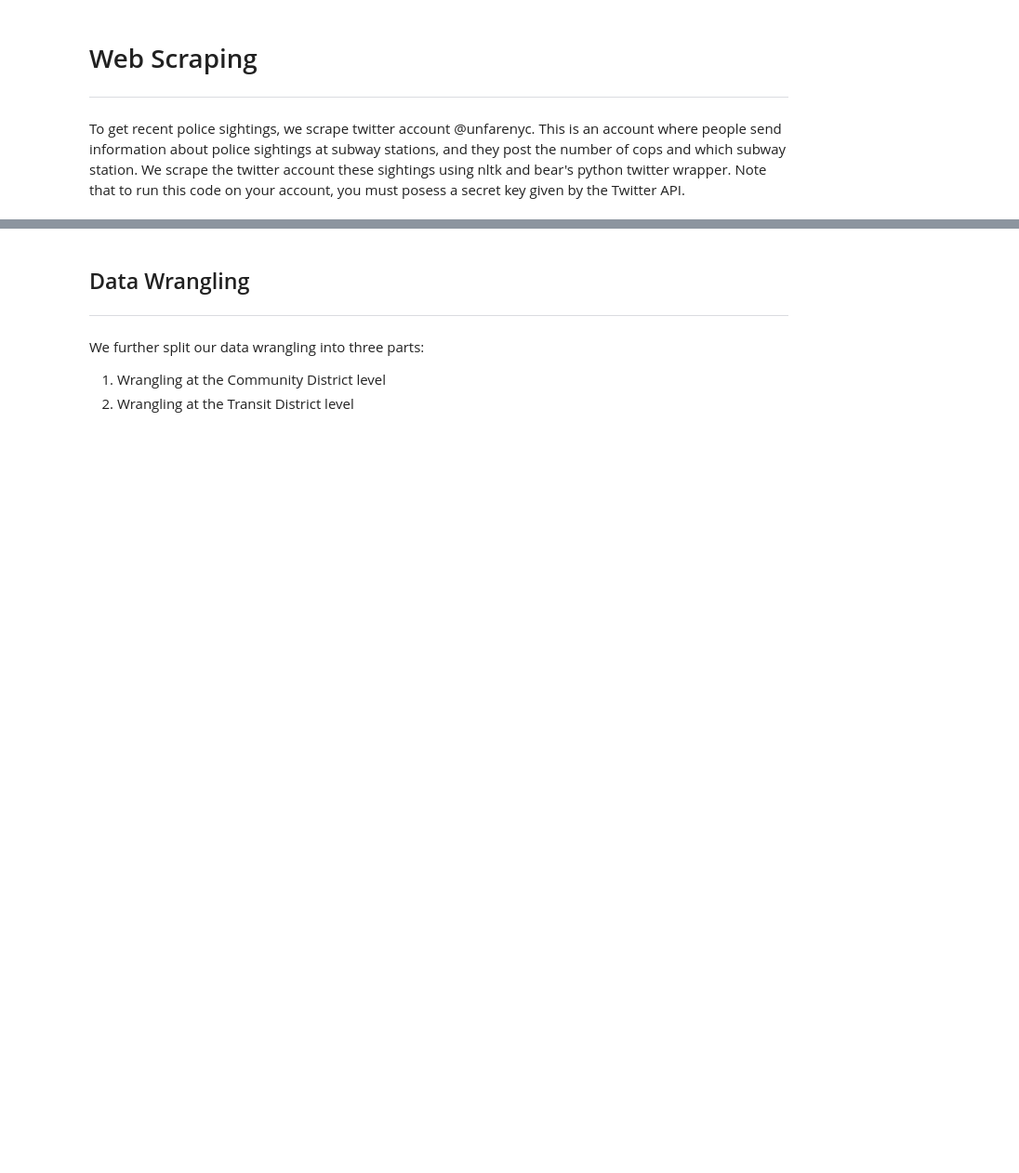
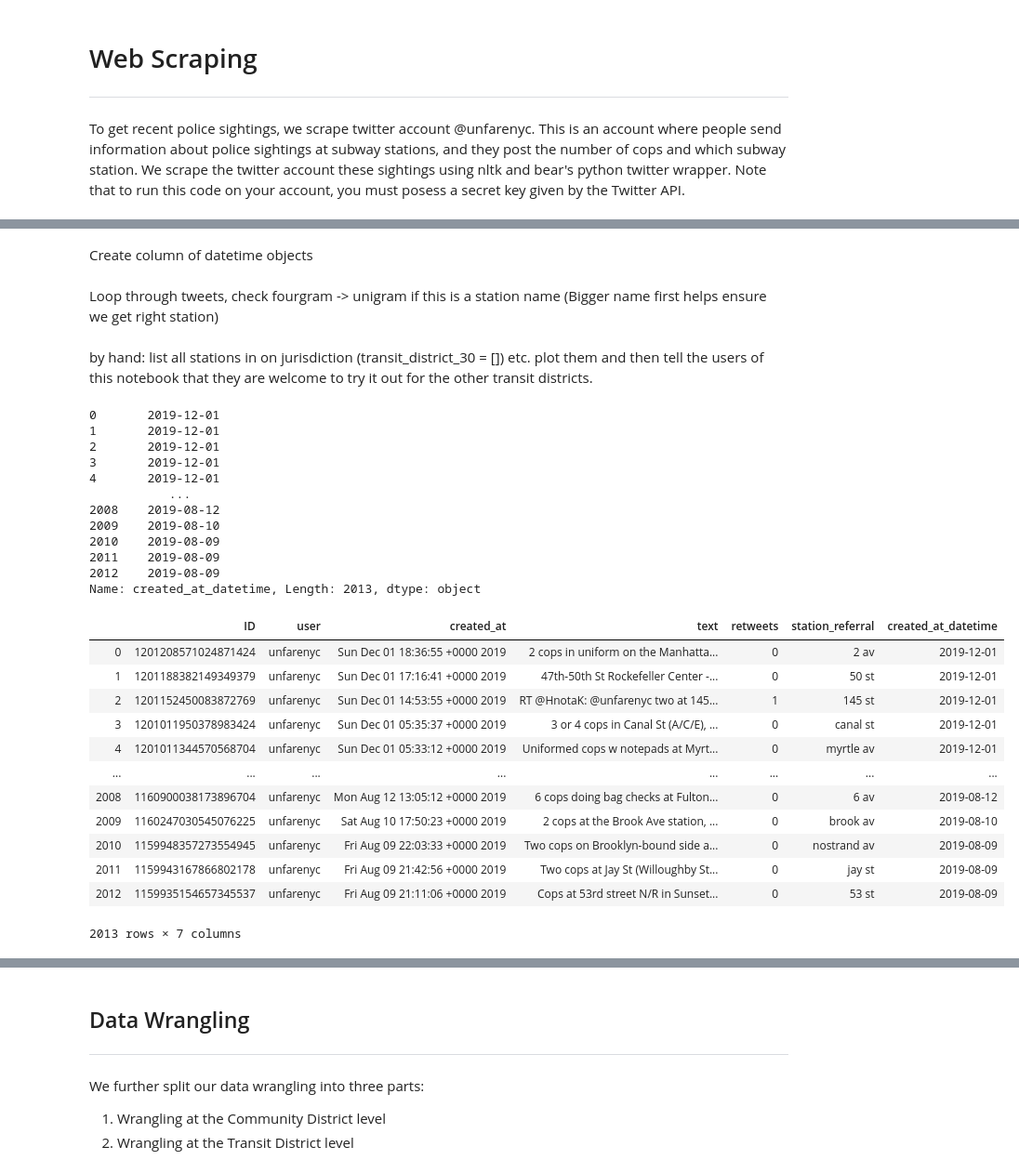
Before and after one commit to lkahlon9/fare_evasion, a Jupyter notebook: fareevasion_main.ipynb, the cells around one changed output, grey strips where cells are left out. Shown at 93% size. Cells and saved outputs as stored; diff of their text form; code cells hidden in the pictures; blank space fills up the shorter version.

```diff
--- a/fareevasion_main.ipynb
+++ b/fareevasion_main.ipynb
@@ -106,0 +143,24 @@ def process_unigram(unigram):
+# %% [markdown]
+Create column of datetime objects
+# %%
+from datetime import date
+
+# A simple mapping of the first 3 letters of months to their numerical representation
+month_number = { 'Jan' : 1, 'Feb' : 2, 'Mar' : 3, 'Apr' : 4,
+                'May': 5, 'Jun' : 6, 'Jul' : 7, 'Aug' : 8,
+                'Sep' : 9, 'Oct' : 10, 'Nov' : 11, 'Dec' : 12}
+
+# Create a new column in the tweets dataframe for our datetime objects and populate
+tweetsdf['created_at_datetime'] = np.nan
+for k, instance in enumerate(tweetsdf['created_at']): # for each tweet's creation time/day
+    for i, chunk in enumerate(instance.split(" ")): # parse through the datetime, split by space
+        if i == 1:
+            this_month = month_number[chunk]
+        elif i == 2:
+            this_day = int(chunk)
+        elif i == 5:
+            this_year = int(chunk)
+    tweet_datetime = date(year = this_year, month = this_month, day = this_day)
+    tweetsdf.loc[k,'created_at_datetime'] = tweet_datetime
+# %% [markdown]
+Loop through tweets, check fourgram -> unigram if this is a station name (Bigger name first helps ensure we get right station)
@@ -106,0 +221,38 @@ def process_unigram(unigram):
+# %% [markdown]
+by hand: list all stations in on jurisdiction (transit_district_30 = []) etc.
+plot them and then tell the users of this notebook that they are welcome to try it out for the other transit districts.
+# %%
+# Here goes code for mapping out top stations in some transit district
+
+# Create bins for tweets of the tweek
+weeklyRanges = np.nan
+print(tweetsdf['created_at_datetime'])
+
+tweetsdf
+# Get average sightings per week
+# %% [output]
+0       2019-12-01
+1       2019-12-01
+2       2019-12-01
+3       2019-12-01
+4       2019-12-01
+           ...
+2008    2019-08-12
+2009    2019-08-10
+2010    2019-08-09
+2011    2019-08-09
+2012    2019-08-09
+Name: created_at_datetime, Length: 2013, dtype: object
+|  | ID | user | created_at | text | retweets | station_referral | created_at_datetime |
+| 0 | 1201208571024871424 | unfarenyc | Sun Dec 01 18:36:55 +0000 2019 | 2 cops in uniform on the Manhatta... | 0 | 2 av | 2019-12-01 |
+| 1 | 1201188382149349379 | unfarenyc | Sun Dec 01 17:16:41 +0000 2019 | 47th-50th St Rockefeller Center -... | 0 | 50 st | 2019-12-01 |
+| 2 | 1201152450083872769 | unfarenyc | Sun Dec 01 14:53:55 +0000 2019 | RT @HnotaK: @unfarenyc two at 145... | 1 | 145 st | 2019-12-01 |
+| 3 | 1201011950378983424 | unfarenyc | Sun Dec 01 05:35:37 +0000 2019 | 3 or 4 cops in Canal St (A/C/E), ... | 0 | canal st | 2019-12-01 |
+| 4 | 1201011344570568704 | unfarenyc | Sun Dec 01 05:33:12 +0000 2019 | Uniformed cops w notepads at Myrt... | 0 | myrtle av | 2019-12-01 |
+| ... | ... | ... | ... | ... | ... | ... | ... |
+| 2008 | 1160900038173896704 | unfarenyc | Mon Aug 12 13:05:12 +0000 2019 | 6 cops doing bag checks at Fulton... | 0 | 6 av | 2019-08-12 |
+| 2009 | 1160247030545076225 | unfarenyc | Sat Aug 10 17:50:23 +0000 2019 | 2 cops at the Brook Ave station, ... | 0 | brook av | 2019-08-10 |
+| 2010 | 1159948357273554945 | unfarenyc | Fri Aug 09 22:03:33 +0000 2019 | Two cops on Brooklyn-bound side a... | 0 | nostrand av | 2019-08-09 |
+| 2011 | 1159943167866802178 | unfarenyc | Fri Aug 09 21:42:56 +0000 2019 | Two cops at Jay St (Willoughby St... | 0 | jay st | 2019-08-09 |
+| 2012 | 1159935154657345537 | unfarenyc | Fri Aug 09 21:11:06 +0000 2019 | Cops at 53rd street N/R in Sunset... | 0 | 53 st | 2019-08-09 |
+2013 rows × 7 columns
```
Also changed, not shown: parts of 17 cells of this notebook.
